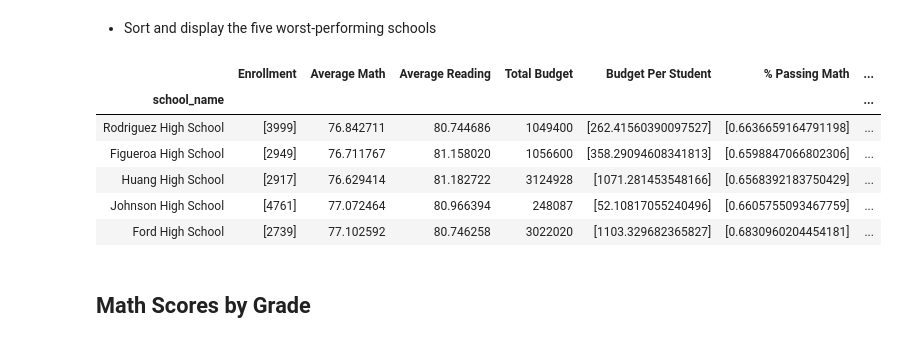
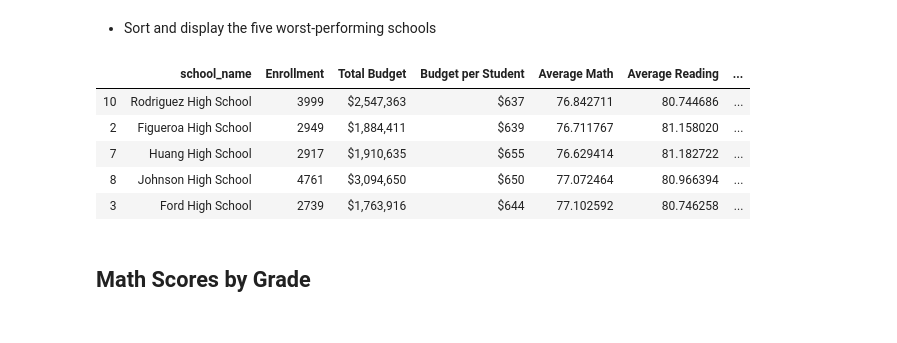
Before and after one commit to Hans518/pandas-challenge, a Jupyter notebook: PyCitySchools.ipynb, the cells around one changed output. Cells and saved outputs as stored; diff of their text form; code cells hidden in the pictures.

```diff
--- a/PyCitySchools.ipynb
+++ b/PyCitySchools.ipynb
@@ -16,5 +16,6 @@ student_data = pd.read_csv(student_data_to_load)
 # Combine the data into a single dataset - I changed the order of the data sets and made it a right join instead of left.
 # That way it's a little easier for me to deal with later on.
 school_data_complete = pd.merge(school_data, student_data, how="right", on=["school_name", "school_name"])
-school_data
+school_data_complete = school_data_complete.sort_values(["school_name"])
+school_data_complete.head()
 # %% [output]
@@ -245,16 +218,15 @@ top_school_pass_df.head()
 * Sort and display the five worst-performing schools
 # %%
 # Display bottom 5 performing schools in ascending order
-top_school_pass_df = school_avg_df.sort_values(["% Overall Passing"], ascending=True)
+top_school_pass_df = school_dist_summ_perc.sort_values(["% Passing Overall"], ascending=True)
 top_school_pass_df.head()
 # %% [output]
-|  | Enrollment | Average Math | Average Reading | Total Budget | Budget Per Student | % Passing Math | ... |
-| school_name |  |  |  |  |  |  | ... |
-| Rodriguez High School | [3999] | 76.842711 | 80.744686 | 1049400 | [262.41560390097527] | [0.6636659164791198] | ... |
-| Figueroa High School | [2949] | 76.711767 | 81.158020 | 1056600 | [358.29094608341813] | [0.6598847066802306] | ... |
-| Huang High School | [2917] | 76.629414 | 81.182722 | 3124928 | [1071.281453548166] | [0.6568392183750429] | ... |
-| Johnson High School | [4761] | 77.072464 | 80.966394 | 248087 | [52.10817055240496] | [0.6605755093467759] | ... |
-| Ford High School | [2739] | 77.102592 | 80.746258 | 3022020 | [1103.329682365827] | [0.6830960204454181] | ... |
+|  | school_name | Enrollment | Total Budget | Budget per Student | Average Math | Average Reading | ... |
+| 10 | Rodriguez High School | 3999 | $2,547,363 | $637 | 76.842711 | 80.744686 | ... |
+| 2 | Figueroa High School | 2949 | $1,884,411 | $639 | 76.711767 | 81.158020 | ... |
+| 7 | Huang High School | 2917 | $1,910,635 | $655 | 76.629414 | 81.182722 | ... |
+| 8 | Johnson High School | 4761 | $3,094,650 | $650 | 77.072464 | 80.966394 | ... |
+| 3 | Ford High School | 2739 | $1,763,916 | $644 | 77.102592 | 80.746258 | ... |
 # %% [markdown]
 ## Math Scores by Grade
 # %% [markdown]
```
Also changed, not shown: parts of 8 cells of this notebook.
